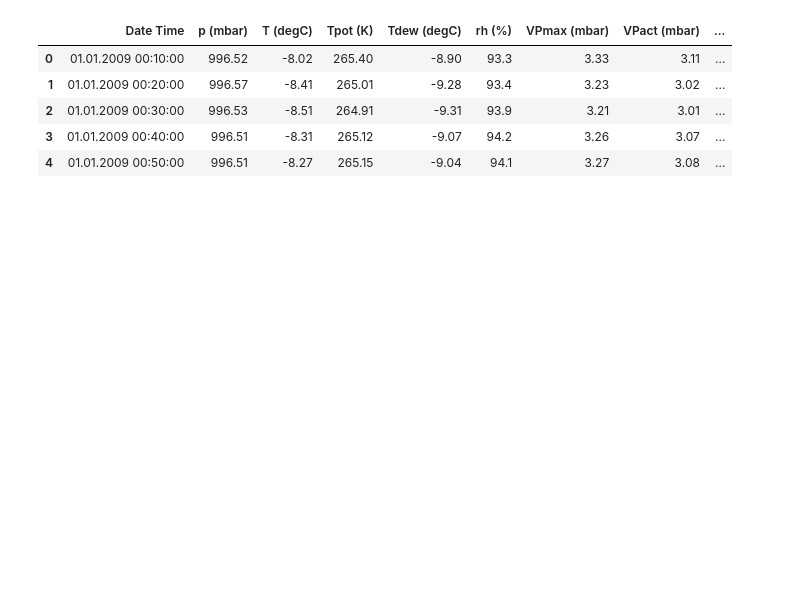
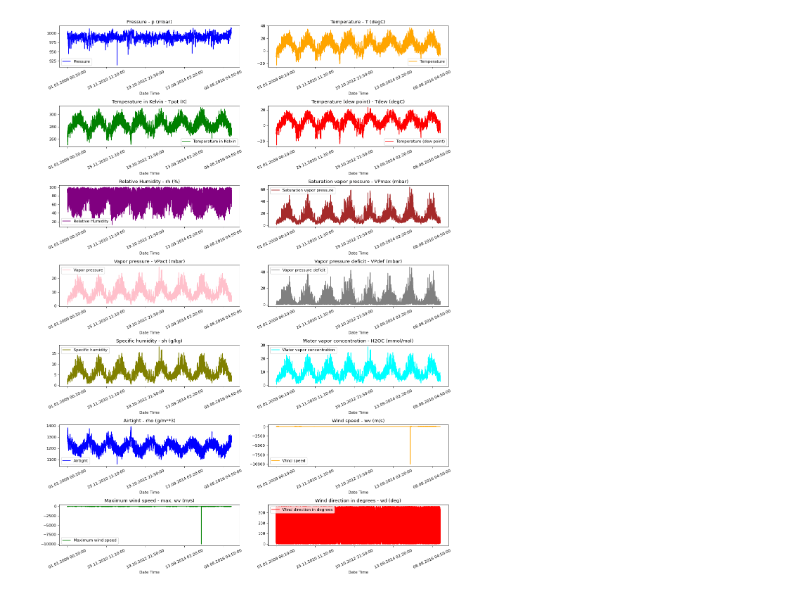
Before and after one commit to francoschroeder/ProyectoFinal, a Jupyter notebook: EjemploKerasGino.ipynb, the cells around one changed output. Cells and saved outputs as stored; diff of their text form; code cells hidden in the pictures; blank space fills up the shorter version.

```diff
--- a/EjemploKerasGino.ipynb
+++ b/EjemploKerasGino.ipynb
@@ -10,15 +13,7 @@ os.environ["KMP_DUPLICATE_LIB_OK"]="TRUE"
 #df = pd.read_csv("jena_climate_2009_2016.csv")
 #df.head()
 # %%
-df = pd.read_csv("jena_climate_2009_2016.csv", parse_dates=True)
-df.head()
+df = pd.read_csv("jena_climate_2009_2016.csv")
-# %% [output]
-|  | Date Time | p (mbar) | T (degC) | Tpot (K) | Tdew (degC) | rh (%) | VPmax (mbar) | VPact (mbar) | ... |
-| 0 | 01.01.2009 00:10:00 | 996.52 | -8.02 | 265.40 | -8.90 | 93.3 | 3.33 | 3.11 | ... |
-| 1 | 01.01.2009 00:20:00 | 996.57 | -8.41 | 265.01 | -9.28 | 93.4 | 3.23 | 3.02 | ... |
-| 2 | 01.01.2009 00:30:00 | 996.53 | -8.51 | 264.91 | -9.31 | 93.9 | 3.21 | 3.01 | ... |
-| 3 | 01.01.2009 00:40:00 | 996.51 | -8.31 | 265.12 | -9.07 | 94.2 | 3.26 | 3.07 | ... |
-| 4 | 01.01.2009 00:50:00 | 996.51 | -8.27 | 265.15 | -9.04 | 94.1 | 3.27 | 3.08 | ... |
 # %%
 titles = [
     "Pressure",
@@ -64,34 +59,36 @@ colors = [
     "pink",
     "gray",
     "olive",
     "cyan",
 ]
 
 date_time_key = "Date Time"
 
 
 def show_raw_visualization(data):
     time_data = data[date_time_key]
     fig, axes = plt.subplots(
         nrows=7, ncols=2, figsize=(15, 20), dpi=80, facecolor="w", edgecolor="k"
     )
     for i in range(len(feature_keys)):
         key = feature_keys[i]
         c = colors[i % (len(colors))]
         t_data = data[key]
         t_data.index = time_data
         t_data.head()
         ax = t_data.plot(
             ax=axes[i // 2, i % 2],
             color=c,
             title="{} - {}".format(titles[i], key),
             rot=25,
         )
         ax.legend([titles[i]])
     plt.tight_layout()
 
 
-#show_raw_visualization(df)
+show_raw_visualization(df)
+# %% [output]
+[figure, added]
 # %%
 def show_heatmap(data):
     plt.matshow(data.corr())
```
Also changed, not shown: parts of 12 cells of this notebook, 3 other files.
